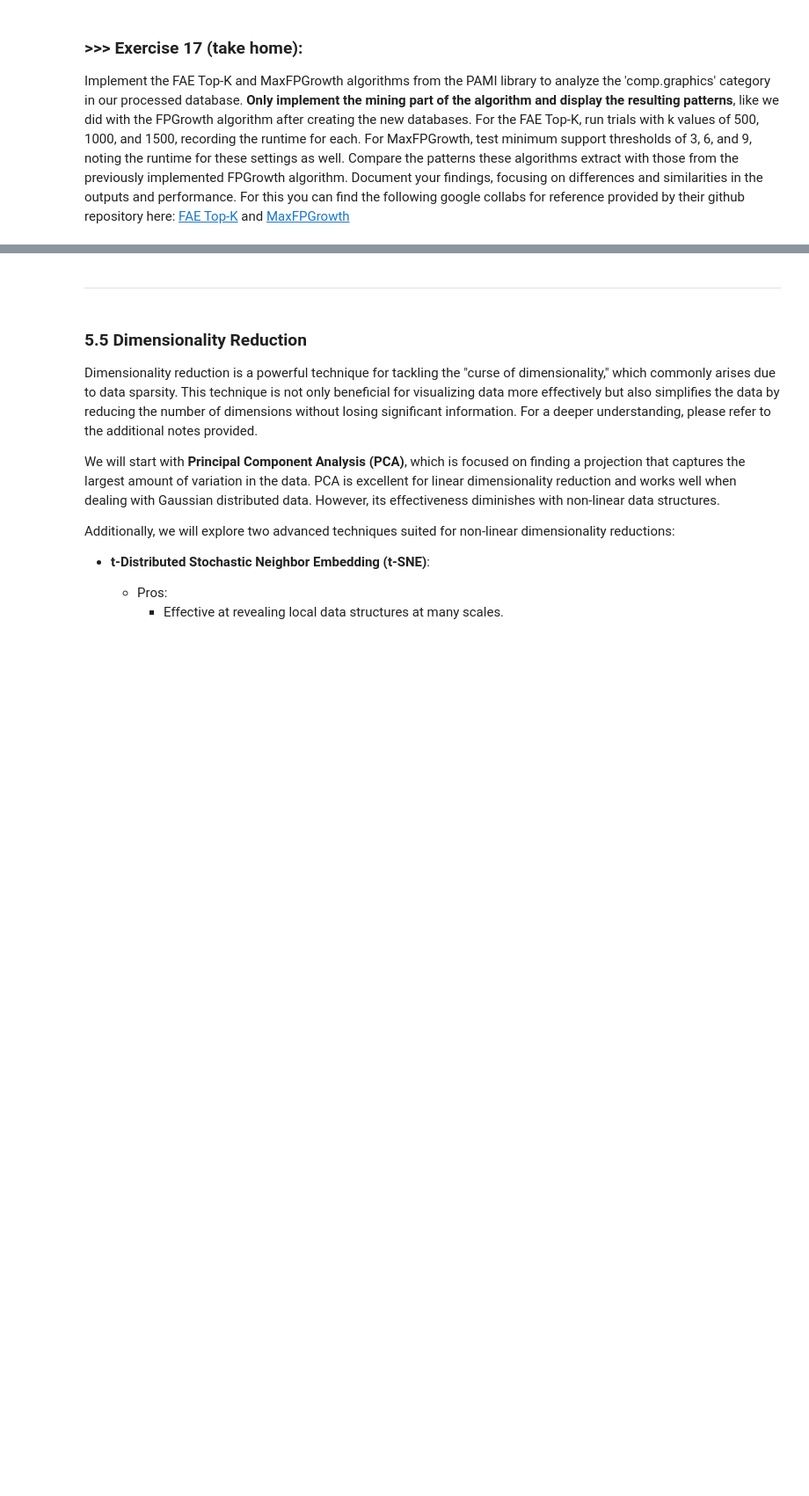
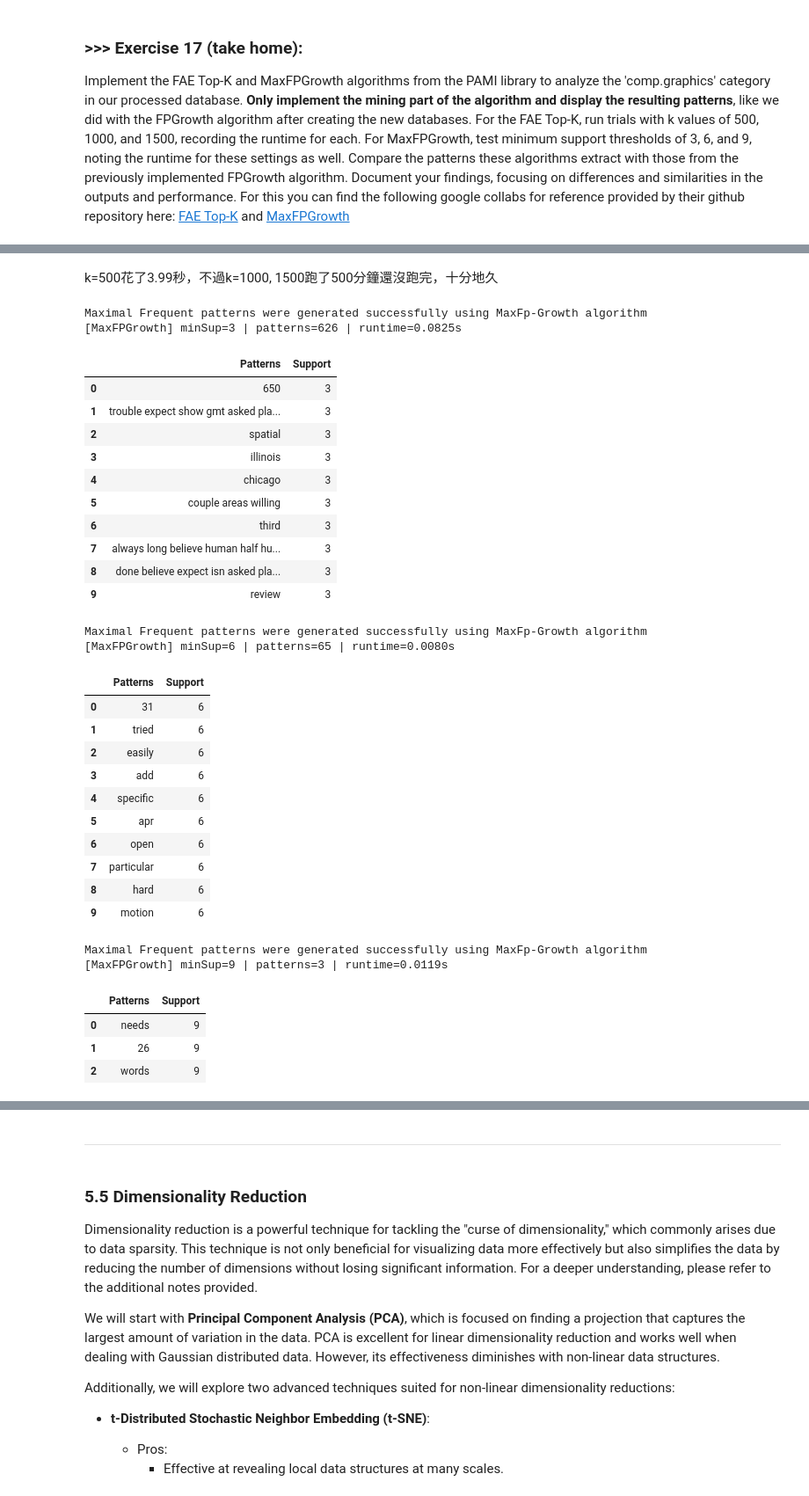
Before and after one commit to zzz318418/DM2025-Lab1-Exercise, a Jupyter notebook: DM2025-Lab1-Master.ipynb, the cells around one changed output, grey strips where cells are left out. Shown at 88% size. Drawn from its saved outputs; the diff is of its cells as text; code cells hidden in the pictures; blank space fills up the shorter version.

Commit message:
h2 half

```diff
--- a/DM2025-Lab1-Master.ipynb
+++ b/DM2025-Lab1-Master.ipynb
@@ -2095,0 +2151,55 @@ Implement the FAE Top-K and MaxFPGrowth algorithms from the PAMI library to anal
+# %% [markdown]
+k=500花了3.99秒，不過k=1000, 1500跑了500分鐘還沒跑完，十分地久
+# %%
+# 兼容不同版本的匯入寫法
+try:
+    from PAMI.frequentPattern.maximal import MaxFPGrowth as MaxFPAlg
+except ImportError:
+    from PAMI.frequentPattern.maximal.MaxFPGrowth import MaxFPGrowth as MaxFPAlg
+
+def run_maxfp(iFile, minSup):
+    alg = MaxFPAlg.MaxFPGrowth(iFile=iFile, minSup=minSup)
+    alg.mine()
+    df = alg.getPatternsAsDataFrame()
+    runtime = alg.getRuntime()
+    print(f"[MaxFPGrowth] minSup={minSup} | patterns={len(df)} | runtime={runtime:.4f}s")
+    display(df.head(10))
+    return df, runtime
+
+maxfp_results = {}
+for ms in [3, 6, 9]:
+    df_ms, rt_ms = run_maxfp('td_freq_db_comp_graphics.csv', ms)
+    maxfp_results[ms] = {"df": df_ms, "runtime": rt_ms}
+# %% [output]
+Maximal Frequent patterns were generated successfully using MaxFp-Growth algorithm
+[MaxFPGrowth] minSup=3 | patterns=626 | runtime=0.0825s
+|  | Patterns | Support |
+| 0 | 650 | 3 |
+| 1 | trouble expect show gmt asked pla... | 3 |
+| 2 | spatial | 3 |
+| 3 | illinois | 3 |
+| 4 | chicago | 3 |
+| 5 | couple areas willing | 3 |
+| 6 | third | 3 |
+| 7 | always long believe human half hu... | 3 |
+| 8 | done believe expect isn asked pla... | 3 |
+| 9 | review | 3 |
+Maximal Frequent patterns were generated successfully using MaxFp-Growth algorithm
+[MaxFPGrowth] minSup=6 | patterns=65 | runtime=0.0080s
+|  | Patterns | Support |
+| 0 | 31 | 6 |
+| 1 | tried | 6 |
+| 2 | easily | 6 |
+| 3 | add | 6 |
+| 4 | specific | 6 |
+| 5 | apr | 6 |
+| 6 | open | 6 |
+| 7 | particular | 6 |
+| 8 | hard | 6 |
+| 9 | motion | 6 |
+Maximal Frequent patterns were generated successfully using MaxFp-Growth algorithm
+[MaxFPGrowth] minSup=9 | patterns=3 | runtime=0.0119s
+|  | Patterns | Support |
+| 0 | needs | 9 |
+| 1 | 26 | 9 |
+| 2 | words | 9 |
```
Also changed, not shown: parts of 26 cells of this notebook, 3 other files.
